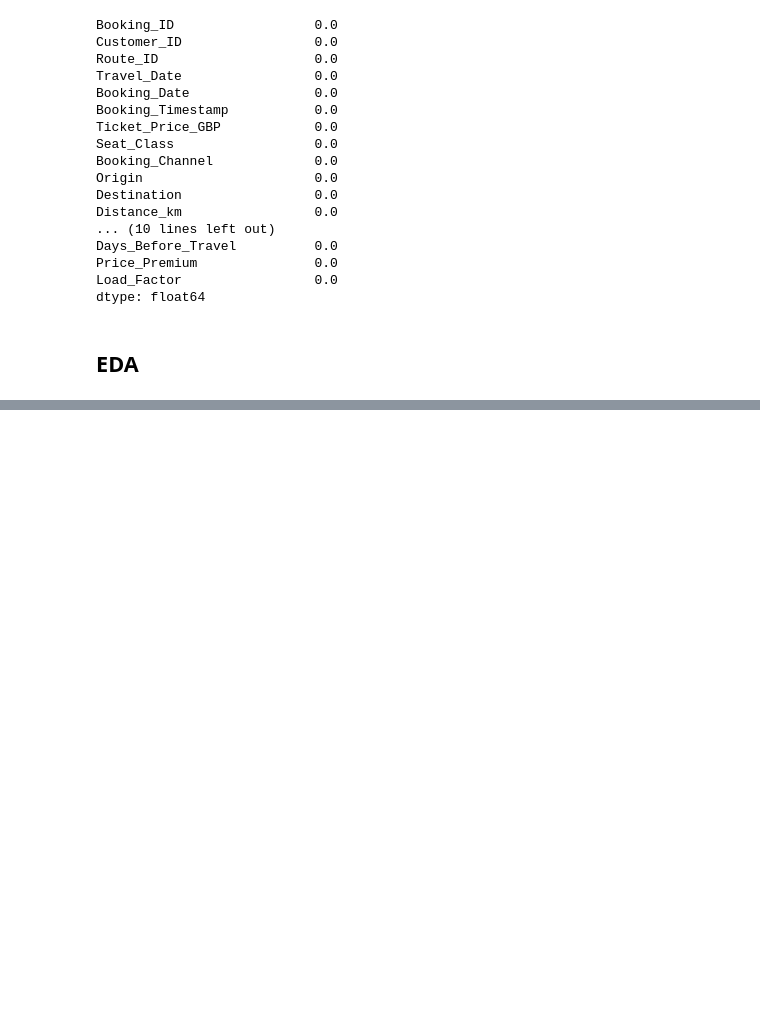
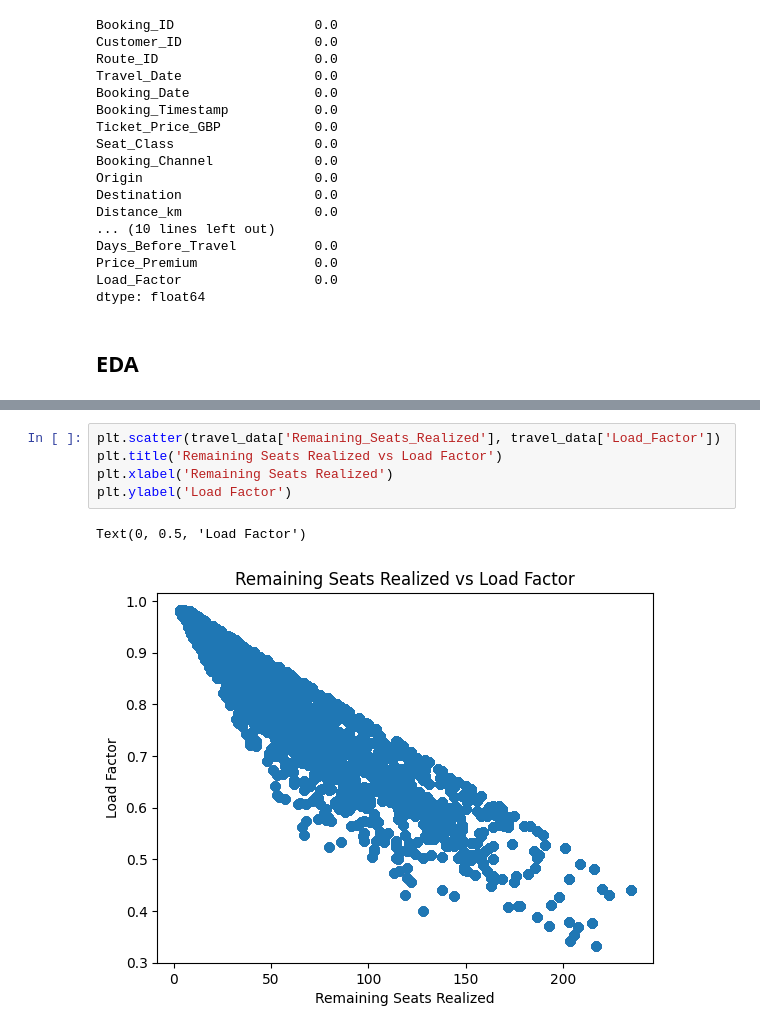
Before and after one commit to michizler/voyage-rails-analytics, a Jupyter notebook: preprocessing/clean.ipynb, the cells around one changed output, grey strips where cells are left out. Cells and saved outputs as stored; diff of their text form; blank space fills up the shorter version.

```diff
--- a/preprocessing/clean.ipynb
+++ b/preprocessing/clean.ipynb
@@ -303,0 +329,8 @@ dtype: float64
+# %%
+plt.scatter(travel_data['Remaining_Seats_Realized'], travel_data['Load_Factor'])
+plt.title('Remaining Seats Realized vs Load Factor')
+plt.xlabel('Remaining Seats Realized')
+plt.ylabel('Load Factor')
+# %% [output]
+Text(0, 0.5, 'Load Factor')
+[figure, added]
```
Also changed, not shown: parts of 6 cells of this notebook.
